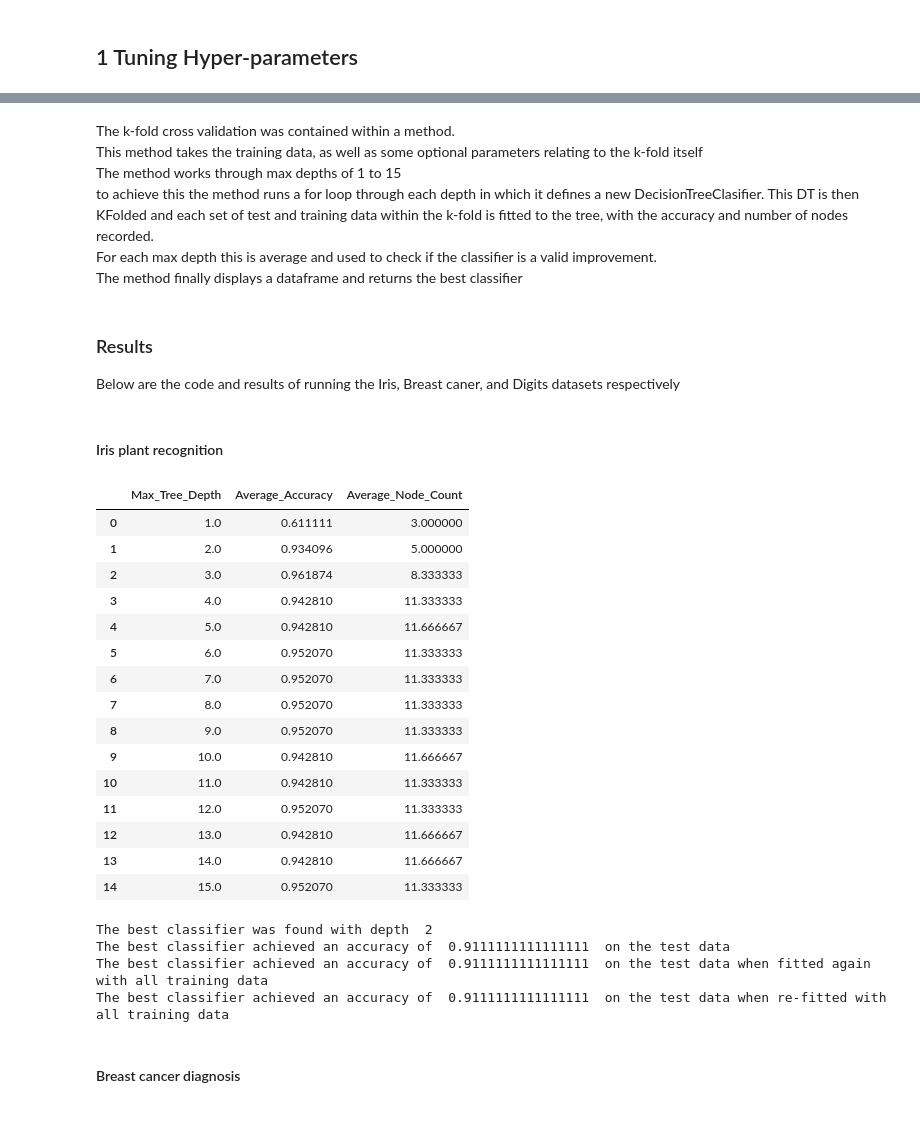
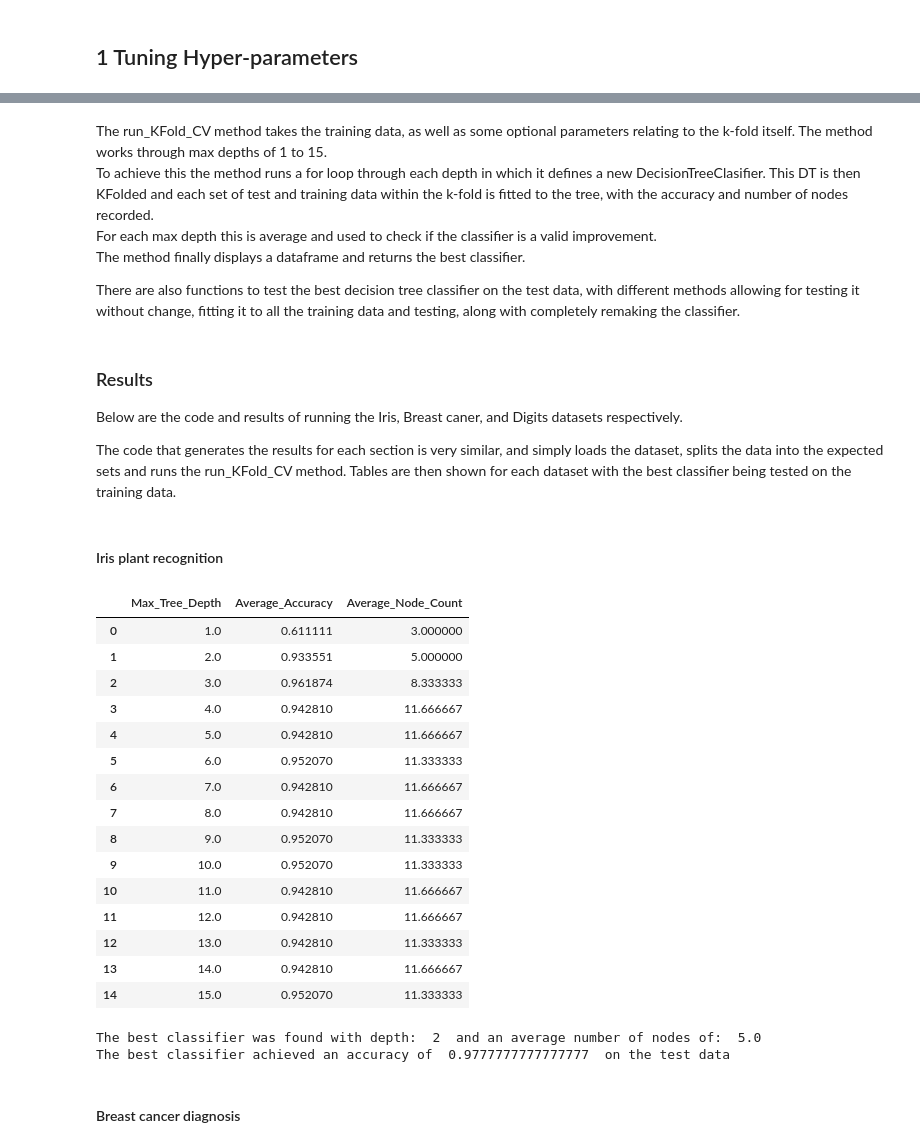
Before and after one commit to bluewater18/ml, a Jupyter notebook: mme88.ipynb, the cells around one changed output, grey strips where cells are left out. Drawn from its saved outputs; the diff is of its cells as text; code cells hidden in the pictures; blank space fills up the shorter version.

Commit message:
- updates to numbers and adding explanations primarily for q1 and 2

```diff
--- a/mme88.ipynb
+++ b/mme88.ipynb
@@ -28,6 +30,5 @@ Several helper functions were created:
 # %%
 # helper functions
-
 def get_average(arr):#returns the average of a python list
     s = 0
     for a in arr:
@@ -48,16 +49,19 @@ def is_improvement(prev_accuracy, prev_num_nodes, current_accuracy, current_num_
     if accuracy_improvement<=0:
         return False
     node_delta = current_num_nodes - prev_num_nodes
-    if accuracy_improvement < node_delta:
+    if accuracy_improvement < node_delta*2:
         return False
     return True
 # %% [markdown]
-The k-fold cross validation was contained within a method.<br/>
-This method takes the training data, as well as some optional parameters relating to the k-fold itself <br/>
-The method works through max depths of 1 to 15<br/>
-to achieve this the method runs a for loop through each depth in which it defines a new DecisionTreeClasifier. This DT is then KFolded and each set of test and training data within the k-fold is fitted to the tree, with the accuracy and number of nodes recorded. <br/>
+The run_KFold_CV method takes the training data, as well as some optional parameters relating to the k-fold itself.
+The method works through max depths of 1 to 15.<br/>
+To achieve this the method runs a for loop through each depth in which it defines a new DecisionTreeClasifier. This DT is then KFolded and each set of test and training data within the k-fold is fitted to the tree, with the accuracy and number of nodes recorded. <br/>
 For each max depth this is average and used to check if the classifier is a valid improvement.<br>
-The method finally displays a dataframe and returns the best classifier
+The method finally displays a dataframe and returns the best classifier.
+
+There are also functions to test the best decision tree classifier on the test data, with different methods allowing
+for testing it without change, fitting it to all the training data and testing, along with completely remaking the
+classifier.
 # %%
 #KFold CV Method
 def run_KFold_CV(x_train_kf, y_train_kf, n_splits=6, random_state = 0, shuffle = False):
@@ -83,9 +87,10 @@ def run_KFold_CV(x_train_kf, y_train_kf, n_splits=6, random_state = 0, shuffle =
         if is_improvement(prev_avg_accuracy, prev_num_nodes, acc_avg, num_nodes_avg):
             prev_avg_accuracy, prev_num_nodes = acc_avg, num_nodes_avg
             best_depth = depth
+            best_num_nodes = num_nodes_avg
             best_tree = kf_tree
     display(df)
-    print("The best classifier was found with depth ", best_depth)
+    print('The best classifier was found with depth: ', best_depth, ' and an average number of nodes of: ', best_num_nodes)
     return best_tree
 
 def test_best_tree(best_tree, x_te, y_te):
@@ -111,47 +116,49 @@ def retrain_best_tree(best_tree, x_tr, y_tr, x_te, y_te):
 
     predictions = kf_tree.predict(x_te)
     accuracy = kf_tree.score(x_te, y_te)
-    print("The best classifier achieved an accuracy of ", accuracy, " on the test data when re-fitted with all training data")
+    print("The best classifier achieved an accuracy of ", accuracy, " on the test data when recreated and fitted with all training data")
     return
-# %% [markdown]
-### Results
-Below are the code and results of running the Iris, Breast caner, and Digits datasets respectively
+# %% [markdown]
+### Results
+Below are the code and results of running the Iris, Breast caner, and Digits datasets respectively.
+
+The code that generates the results for each section is very similar, and simply loads the dataset, splits the data into
+the expected sets and runs the run_KFold_CV method. Tables are then shown for each dataset with the best classifier
+being tested on the training data.
 # %% [markdown]
 #### Iris plant recognition
 # %%
 # Iris plant recognition
 iris = datasets.load_iris()
 iris_X = iris.data
 iris_Y = iris.target
 # split into train and test then scale
 iris_X_train, iris_X_test, iris_y_train, iris_y_test = train_test_split(iris_X, iris_Y, test_size=0.3, random_state=0)
 iris_X_train, iris_X_test = scale_data(iris_X_train, iris_X_test)
-# run kflod cv
+# run kfold cv
 iris_best_tree = run_KFold_CV(iris_X_train, iris_y_train)
 test_best_tree(iris_best_tree, iris_X_test, iris_y_test)
-train_best_tree(iris_best_tree, iris_X_train, iris_y_train, iris_X_test, iris_y_test)
-retrain_best_tree(iris_best_tree, iris_X_train, iris_y_train, iris_X_test, iris_y_test)
+#train_best_tree(iris_best_tree, iris_X_train, iris_y_train, iris_X_test, iris_y_test) #removed as result was identical
+#retrain_best_tree(iris_best_tree, iris_X_train, iris_y_train, iris_X_test, iris_y_test) #removed as result was identical
 # %% [output]
 |  | Max_Tree_Depth | Average_Accuracy | Average_Node_Count |
 | 0 | 1.0 | 0.611111 | 3.000000 |
-| 1 | 2.0 | 0.934096 | 5.000000 |
+| 1 | 2.0 | 0.933551 | 5.000000 |
 | 2 | 3.0 | 0.961874 | 8.333333 |
-| 3 | 4.0 | 0.942810 | 11.333333 |
+| 3 | 4.0 | 0.942810 | 11.666667 |
 | 4 | 5.0 | 0.942810 | 11.666667 |
 | 5 | 6.0 | 0.952070 | 11.333333 |
-| 6 | 7.0 | 0.952070 | 11.333333 |
-| 7 | 8.0 | 0.952070 | 11.333333 |
+| 6 | 7.0 | 0.942810 | 11.666667 |
+| 7 | 8.0 | 0.942810 | 11.666667 |
 | 8 | 9.0 | 0.952070 | 11.333333 |
-| 9 | 10.0 | 0.942810 | 11.666667 |
-| 10 | 11.0 | 0.942810 | 11.333333 |
-| 11 | 12.0 | 0.952070 | 11.333333 |
-| 12 | 13.0 | 0.942810 | 11.666667 |
+| 9 | 10.0 | 0.952070 | 11.333333 |
+| 10 | 11.0 | 0.942810 | 11.666667 |
+| 11 | 12.0 | 0.942810 | 11.666667 |
+| 12 | 13.0 | 0.942810 | 11.333333 |
 | 13 | 14.0 | 0.942810 | 11.666667 |
 | 14 | 15.0 | 0.952070 | 11.333333 |
-The best classifier was found with depth  2
-The best classifier achieved an accuracy of  0.9111111111111111  on the test data
-The best classifier achieved an accuracy of  0.9111111111111111  on the test data when fitted again with all training data
-The best classifier achieved an accuracy of  0.9111111111111111  on the test data when re-fitted with all training data
+The best classifier was found with depth:  2  and an average number of nodes of:  5.0
+The best classifier achieved an accuracy of  0.9777777777777777  on the test data
 # %% [markdown]
 #### Breast cancer diagnosis
 # %%
```
Also changed, not shown: parts of 14 cells of this notebook.
